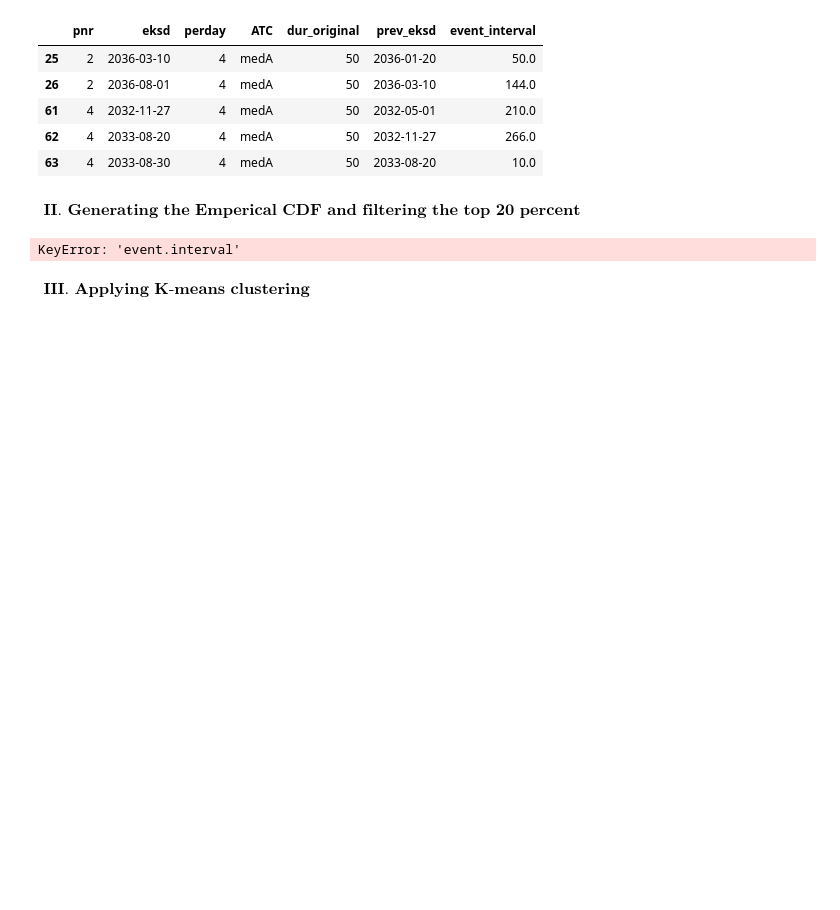
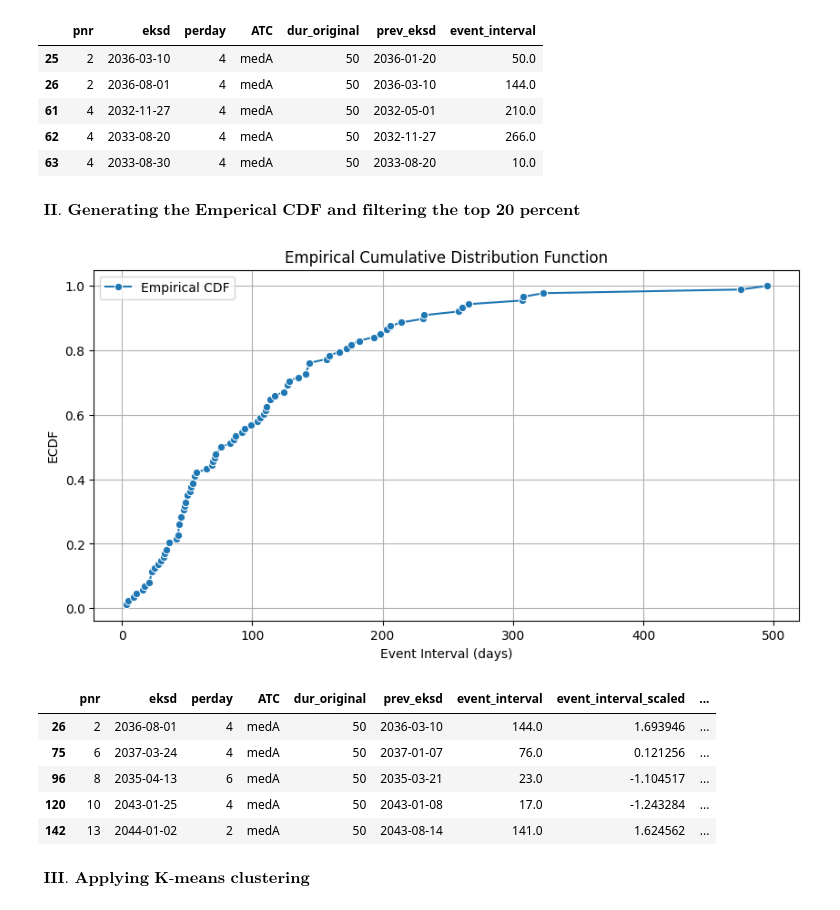
Before and after one commit to justrayn/Assignment-2-For-Clustering, a Jupyter notebook: SEE.ipynb, the cells around one changed output. Drawn from its saved outputs; the diff is of its cells as text; code cells hidden in the pictures; blank space fills up the shorter version.

```diff
--- a/SEE.ipynb
+++ b/SEE.ipynb
@@ -87,27 +87,40 @@ df.head()
 $\textbf{ II. Generating the Emperical CDF and filtering the top 20 percent}$
 # %%
 # Step 3: Generate ECDF & Remove Top 20%
-event_intervals = df_filtered["event.interval"].dropna()
+event_intervals = df_filtered["event_interval"].dropna()  # Fixed column name
 ecdf = ECDF(event_intervals)
 x = np.sort(event_intervals)
 y = ecdf(x)
 
 plt.figure(figsize=(10, 5))
 sns.lineplot(x=x, y=y, marker="o", label="Empirical CDF")
 plt.xlabel("Event Interval (days)")
 plt.ylabel("ECDF")
 plt.title("Empirical Cumulative Distribution Function")
 plt.grid()
 plt.show()
 
+# Remove top 20%
 threshold = np.percentile(event_intervals, 80)  # 80th percentile cutoff
-df_filtered = df_filtered[df_filtered["event.interval"] <= threshold].copy()
-df_filtered["Cluster"] = kmeans.predict(scaler.transform(df_filtered[["event.interval"]]))
+df_filtered = df_filtered[df_filtered["event_interval"] <= threshold].copy()  # Fixed column name
 
+# Standardize the event interval for clustering
+scaler = StandardScaler()
+df_filtered["event_interval_scaled"] = scaler.fit_transform(df_filtered[["event_interval"]])
+
+# Apply KMeans clustering
+kmeans = KMeans(n_clusters=3, random_state=42)
+df_filtered["Cluster"] = kmeans.fit_predict(df_filtered[["event_interval_scaled"]])
 
 df_filtered.head()
 # %% [output]
-KeyError: 'event.interval'
+[figure, added]
+|  | pnr | eksd | perday | ATC | dur_original | prev_eksd | event_interval | event_interval_scaled | ... |
+| 26 | 2 | 2036-08-01 | 4 | medA | 50 | 2036-03-10 | 144.0 | 1.693946 | ... |
+| 75 | 6 | 2037-03-24 | 4 | medA | 50 | 2037-01-07 | 76.0 | 0.121256 | ... |
+| 96 | 8 | 2035-04-13 | 6 | medA | 50 | 2035-03-21 | 23.0 | -1.104517 | ... |
+| 120 | 10 | 2043-01-25 | 4 | medA | 50 | 2043-01-08 | 17.0 | -1.243284 | ... |
+| 142 | 13 | 2044-01-02 | 2 | medA | 50 | 2043-08-14 | 141.0 | 1.624562 | ... |
 # %% [markdown]
 $\textbf{ III. Applying K-means clustering}$
 # %%
```
